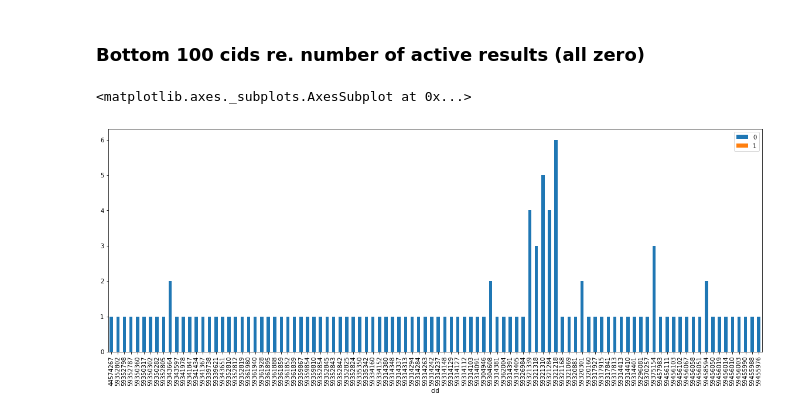
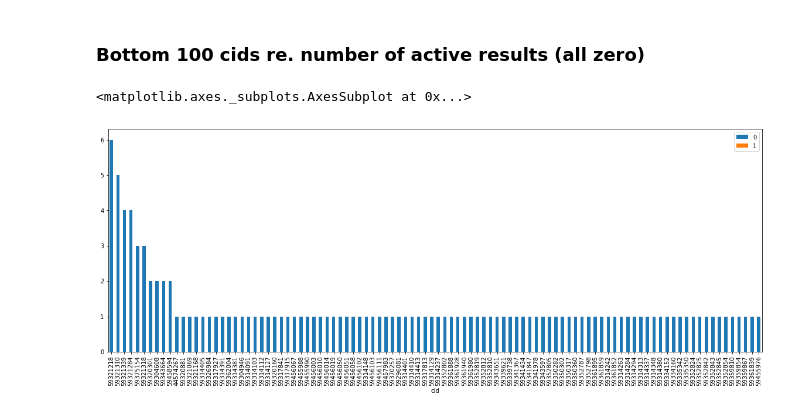
Before and after one commit to BrianDavisMath/FDA-COVID19, a Jupyter notebook: notebooks/greg-distribution.ipynb, the cells around one changed output. Cells and saved outputs as stored; diff of their text form; code cells hidden in the pictures.

Commit message:
Updated zero-active graph to be properly sorted.

```diff
--- a/notebooks/greg-distribution.ipynb
+++ b/notebooks/greg-distribution.ipynb
@@ -185,8 +185,8 @@ df_sorted[df_sorted[1] > 10][:100].plot.bar(stacked=True, x='cid', y=[0, 1], rot
 # %% [markdown]
 ### Bottom 100 cids re. number of active results (all zero)
 # %%
-df_sorted = df_grouped_stacked.sort_values(by=[1], ascending=True)
-df_sorted[:100].plot.bar(stacked=True, x='cid', y=[0, 1], rot=90, figsize=(20,7))
+df_sorted = df_grouped_stacked.sort_values(by=[1], ascending=True)[:100].sort_values(by=[0], ascending=False)
+df_sorted.plot.bar(stacked=True, x='cid', y=[0, 1], rot=90, figsize=(20,7))
 # %% [output]
 <matplotlib.axes._subplots.AxesSubplot at 0x...>
-[figure, old version]
+[figure, new version]
```
